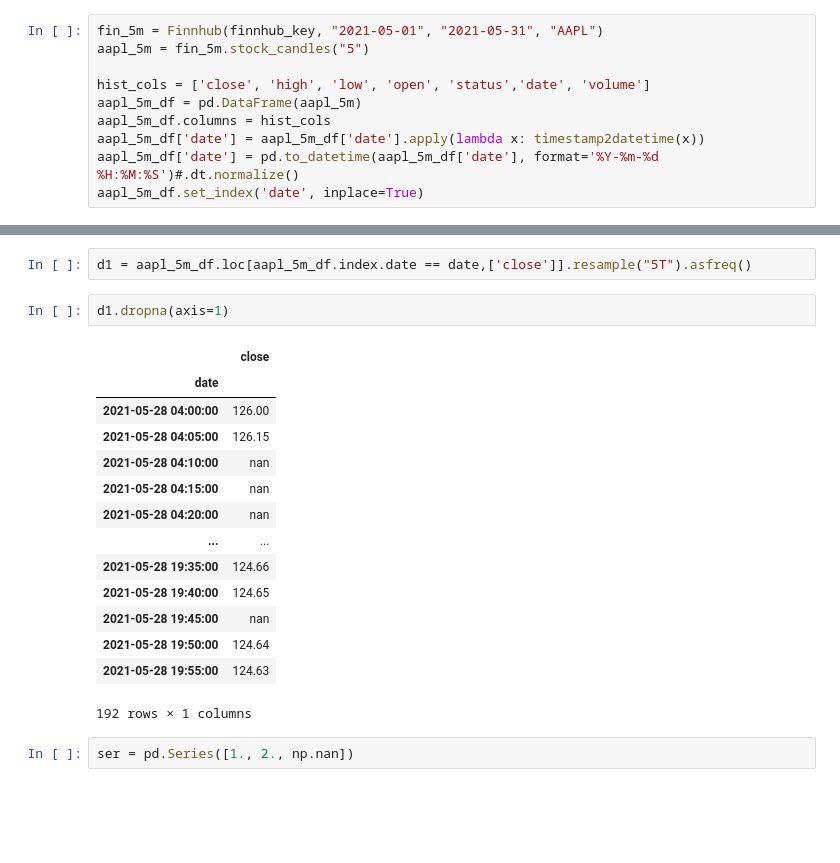
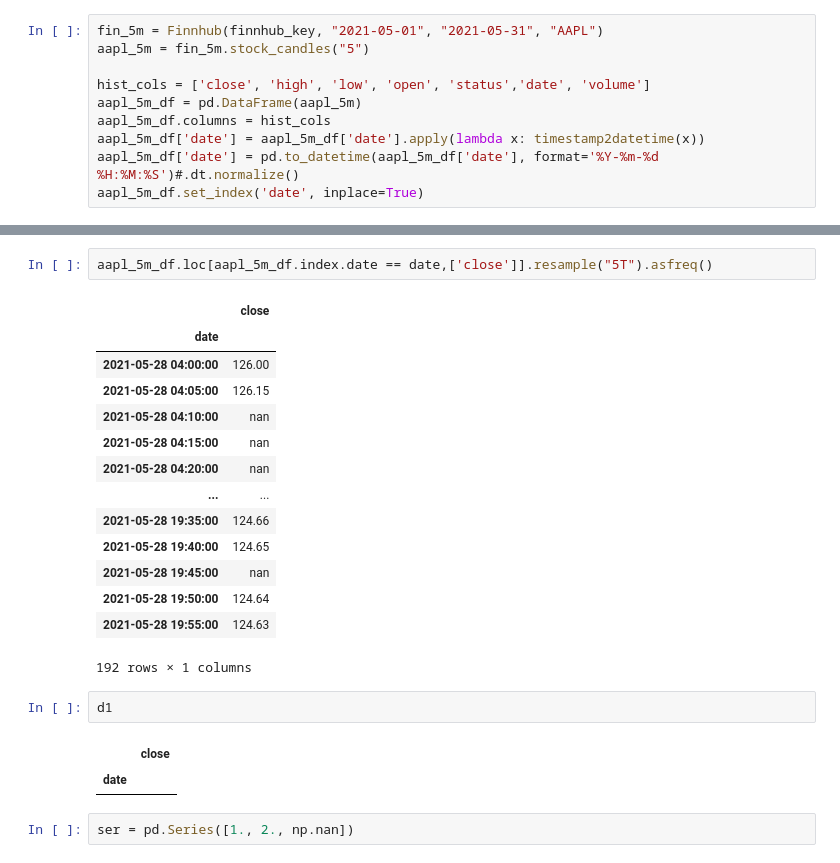
Before and after one commit to akladyous/stock-market-sentiment-analysis, a Jupyter notebook: stock_model.ipynb, the cells around one changed output, grey strips where cells are left out. Cells and saved outputs as stored; diff of their text form; blank space fills up the shorter version.

```diff
--- a/stock_model.ipynb
+++ b/stock_model.ipynb
@@ -97,22 +117,25 @@ aapl_5m_df.loc[aapl_5m_df.index.date == date,['close']]
 # %%
-d1 = aapl_5m_df.loc[aapl_5m_df.index.date == date,['close']].resample("5T").asfreq()
+aapl_5m_df.loc[aapl_5m_df.index.date == date,['close']].resample("5T").asfreq()
+# %% [output]
+|  | close |
+| date |  |
+| 2021-05-28 04:00:00 | 126.00 |
+| 2021-05-28 04:05:00 | 126.15 |
+| 2021-05-28 04:10:00 | nan |
+| 2021-05-28 04:15:00 | nan |
+| 2021-05-28 04:20:00 | nan |
+| ... | ... |
+| 2021-05-28 19:35:00 | 124.66 |
+| 2021-05-28 19:40:00 | 124.65 |
+| 2021-05-28 19:45:00 | nan |
+| 2021-05-28 19:50:00 | 124.64 |
+| 2021-05-28 19:55:00 | 124.63 |
+192 rows × 1 columns
 # %%
-d1.dropna(axis=1)
+d1
 # %% [output]
 |  | close |
 | date |  |
-| 2021-05-28 04:00:00 | 126.00 |
-| 2021-05-28 04:05:00 | 126.15 |
-| 2021-05-28 04:10:00 | nan |
-| 2021-05-28 04:15:00 | nan |
-| 2021-05-28 04:20:00 | nan |
-| ... | ... |
-| 2021-05-28 19:35:00 | 124.66 |
-| 2021-05-28 19:40:00 | 124.65 |
-| 2021-05-28 19:45:00 | nan |
-| 2021-05-28 19:50:00 | 124.64 |
-| 2021-05-28 19:55:00 | 124.63 |
-192 rows × 1 columns
 # %%
 ser = pd.Series([1., 2., np.nan])
 # %%
```
Also changed, not shown: parts of 12 cells of this notebook, 1 other file.
